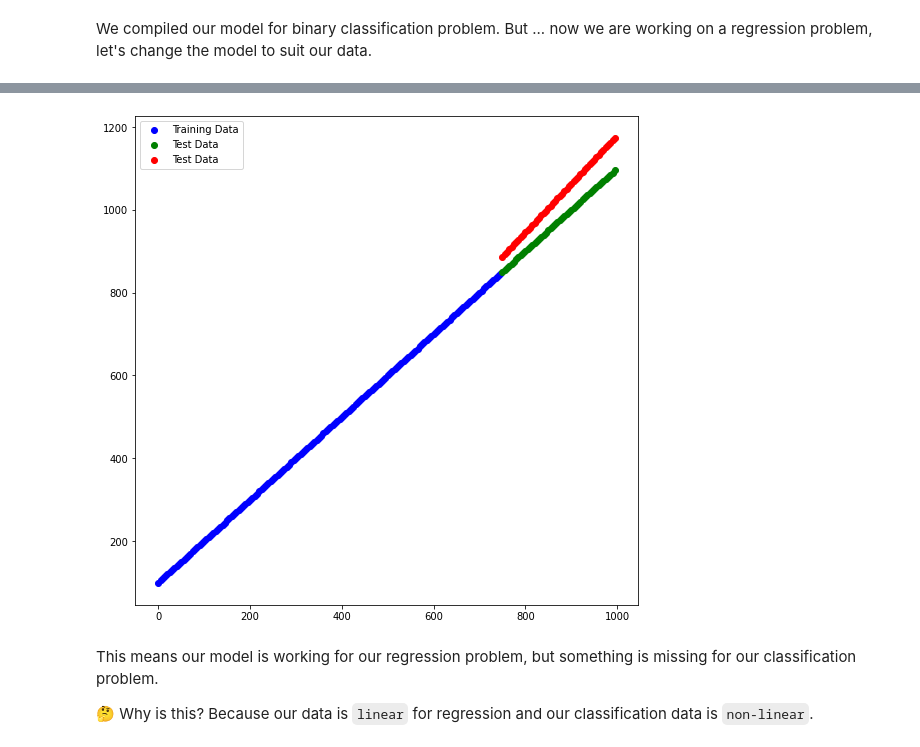
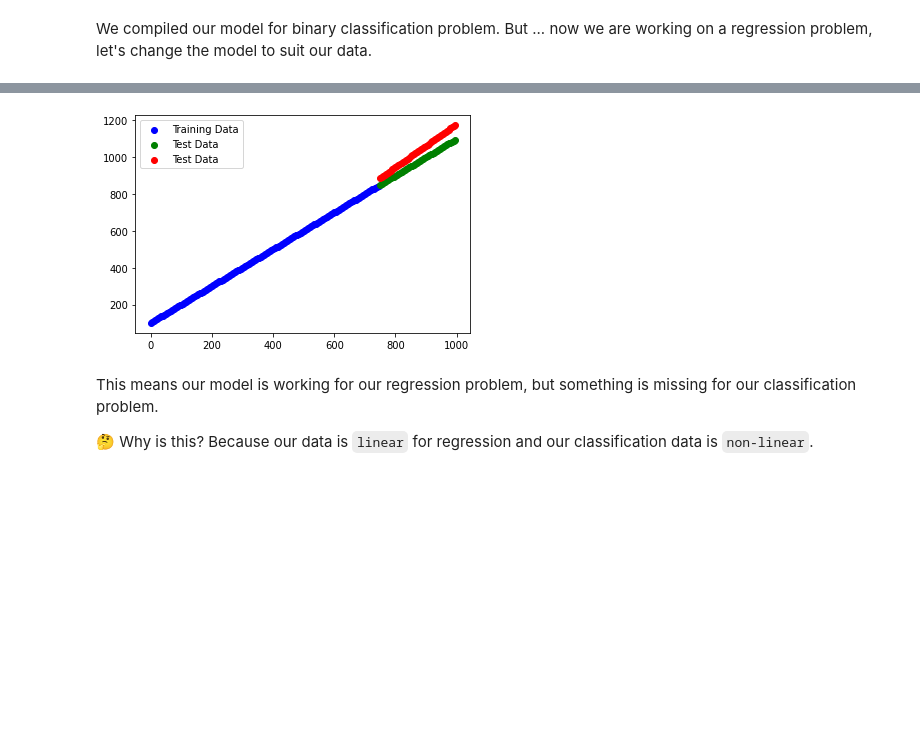
Before and after one commit to ShahZebYousafzai/Deep-Learning-Basics, a Jupyter notebook: 3_Neural_Network_Classification.ipynb, the cells around one changed output, grey strips where cells are left out. Saved outputs shown, nothing was run; the diff lists cells and outputs as text; code cells hidden in the pictures; blank space fills up the shorter version.

```diff
--- a/3_Neural_Network_Classification.ipynb
+++ b/3_Neural_Network_Classification.ipynb
@@ -470,15 +469,14 @@ Epoch 100/100
 # %%
 # Make predictions with our trained model
 y_reg_preds = model_4.predict(X_reg_test)
 
 # Plot the model's predictions against our regression data
-plt.figure(figsize=(9,9))
 plt.scatter(X_reg_train, y_reg_train, c="b", label="Training Data")
 plt.scatter(X_reg_test, y_reg_test, c="g", label="Test Data")
 plt.scatter(X_reg_test, y_reg_preds, c="r", label="Test Data")
 plt.legend();
 # %% [output]
-[figure, old version]
+[figure, new version]
 # %% [markdown]
 This means our model is working for our regression problem, but something is missing for our classification problem.
 
```
Also changed, not shown: parts of 38 cells of this notebook.
